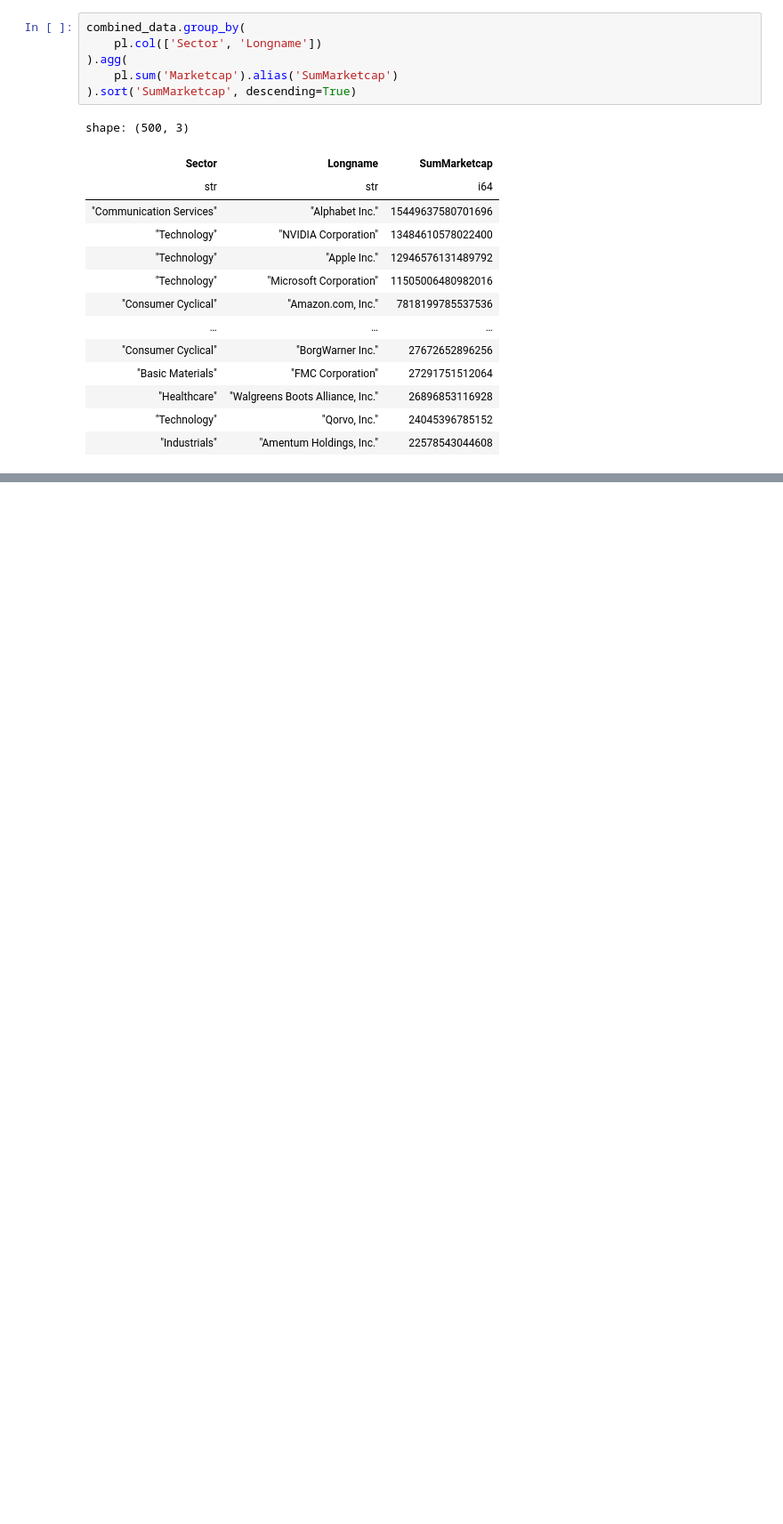
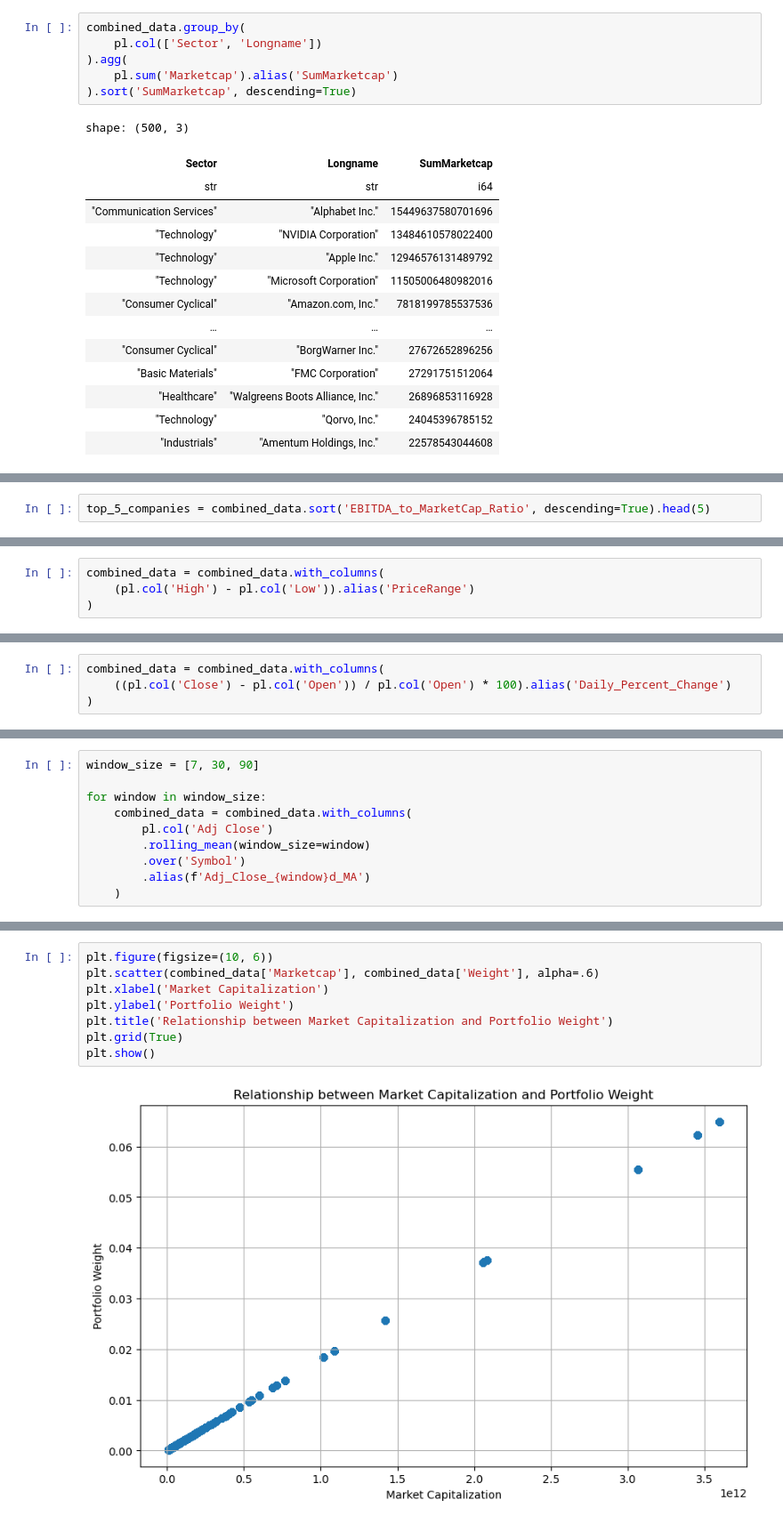
Before and after one commit to ZygimantasB/polars_library, a Jupyter notebook: kaggle/sp_500.ipynb, the cells around one changed output, grey strips where cells are left out. Shown at 89% size. Saved outputs shown, nothing was run; the diff lists cells and outputs as text; blank space fills up the shorter version.

Commit message:
sp_500 data analysis with polars

```diff
--- a/kaggle/sp_500.ipynb
+++ b/kaggle/sp_500.ipynb
@@ -75,0 +374,2 @@ shape: (500, 3)
+# %%
+top_5_companies = combined_data.sort('EBITDA_to_MarketCap_Ratio', descending=True).head(5)
@@ -75,0 +435,4 @@ shape: (500, 3)
+# %%
+combined_data = combined_data.with_columns(
+    (pl.col('High') - pl.col('Low')).alias('PriceRange')
+)
@@ -75,0 +618,4 @@ shape: (500, 3)
+# %%
+combined_data = combined_data.with_columns(
+    ((pl.col('Close') - pl.col('Open')) / pl.col('Open') * 100).alias('Daily_Percent_Change')
+)
@@ -75,0 +647,10 @@ shape: (500, 3)
+# %%
+window_size = [7, 30, 90]
+
+for window in window_size:
+    combined_data = combined_data.with_columns(
+        pl.col('Adj Close')
+        .rolling_mean(window_size=window)
+        .over('Symbol')
+        .alias(f'Adj_Close_{window}d_MA')
+    )
@@ -75,0 +700,10 @@ shape: (500, 3)
+# %%
+plt.figure(figsize=(10, 6))
+plt.scatter(combined_data['Marketcap'], combined_data['Weight'], alpha=.6)
+plt.xlabel('Market Capitalization')
+plt.ylabel('Portfolio Weight')
+plt.title('Relationship between Market Capitalization and Portfolio Weight')
+plt.grid(True)
+plt.show()
+# %% [output]
+[figure, added]
```
Also changed, not shown: parts of 111 cells of this notebook.
